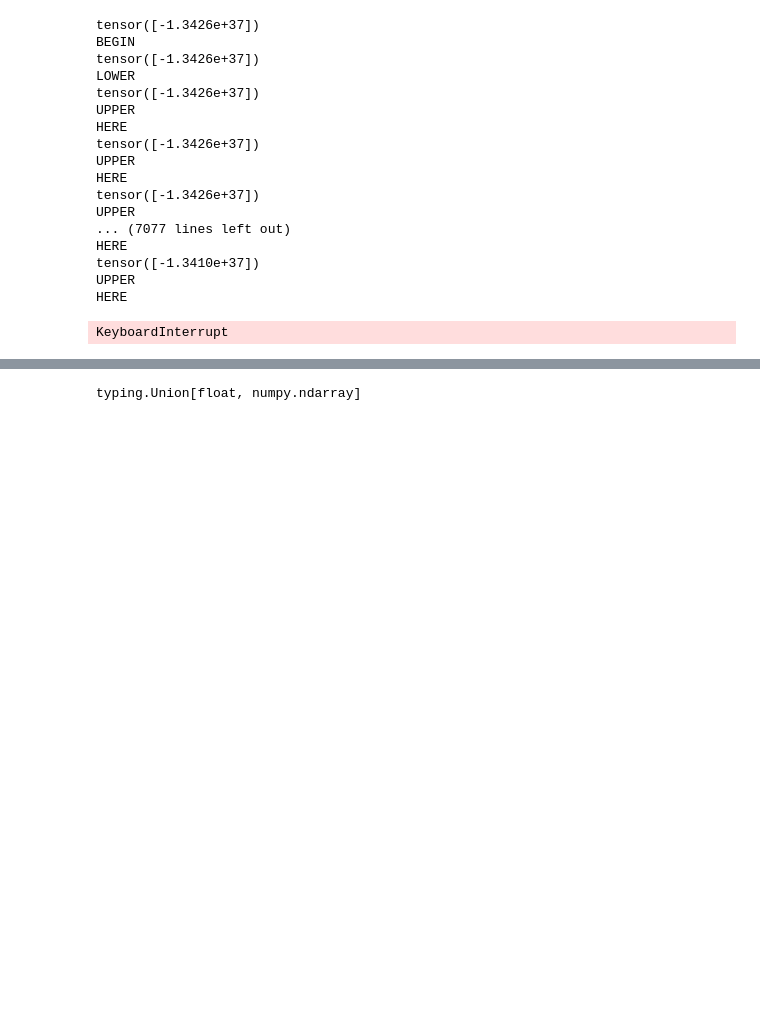
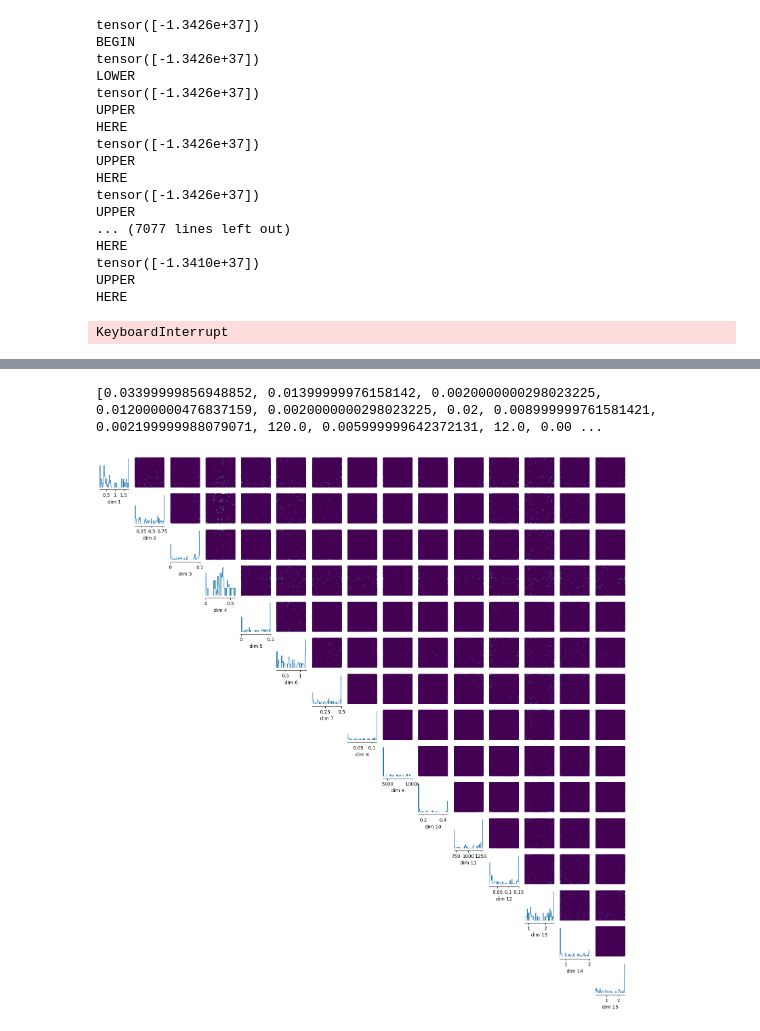
Before and after one commit to patricklawton/TecateCypress, a Jupyter notebook: sbi.ipynb, the cells around one changed output, grey strips where cells are left out. Drawn from its saved outputs; the diff is of its cells as text; code cells hidden in the pictures; blank space fills up the shorter version.

Commit message:
First sbi run
- Successfully generated posterior samples from my model
- Posteriors are quite flat/noisy with consistently large peaks at the very edges.

```diff
--- a/sbi.ipynb
+++ b/sbi.ipynb
@@ -271,9 +303,9 @@ priors = [
     Uniform(tensor([0.75]), tensor([2.5])),
     # epsilon_r
     Uniform(tensor([0.75]), tensor([2.])),
-    Uniform(tensor([0.1]), tensor([2.5])),
+    Uniform(tensor([0.1]), tensor([2.5]))#,
     # N_1(0)
-    Uniform(tensor([200.]), tensor([16000.]))
+    #Uniform(tensor([200.]), tensor([16000.]))
 ]
 prior = MultipleIndependent(priors)
 # %%
@@ -403,4 +430,0 @@ from typing import Union
-# %%
-Union[float, np.ndarray]
-# %% [output]
-typing.Union[float, numpy.ndarray]
@@ -406,0 +433,14 @@ typing.Union[float, numpy.ndarray]
+# %%
+n = 50
+test = [(p.high.numpy()[0] - p.low.numpy()[0]) / n for p in priors]; print(test)
+# %% [output]
+[0.03399999856948852, 0.01399999976158142, 0.0020000000298023225, 0.012000000476837159, 0.0020000000298023225, 0.02, 0.008999999761581421, 0.002199999988079071, 120.0, 0.005999999642372131, 12.0, 0.00 ...
+# %%
+limits = [[p.low.numpy()[0], p.high.numpy()[0]] for p in priors]
+# %%
+nle_samples = torch.load('posterior_samples.pkl')
+_ = analysis.pairplot(
+    nle_samples, limits=limits, figsize=(20, 20)
+)
+# %% [output]
+[figure, added]
```
Also changed, not shown: parts of 9 cells of this notebook, 4 other files.
